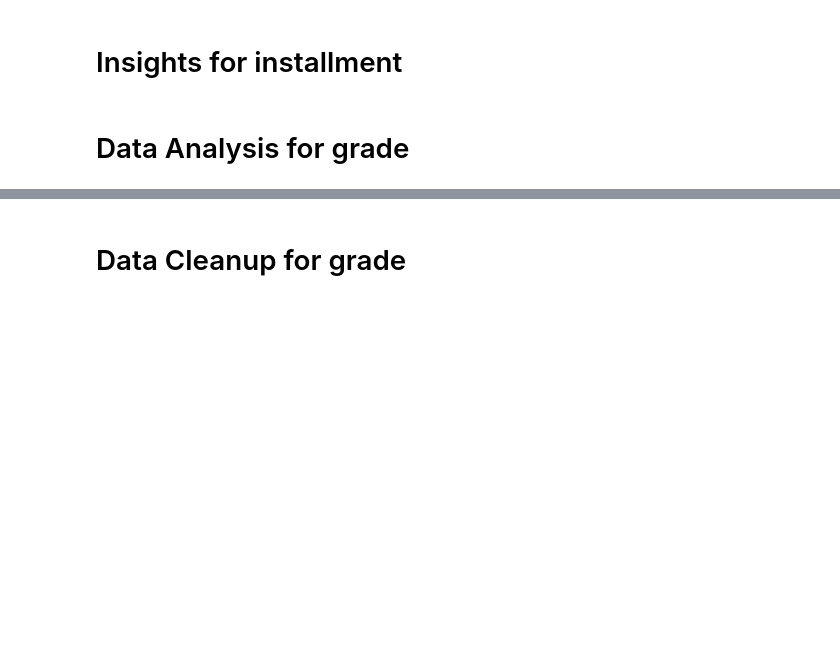
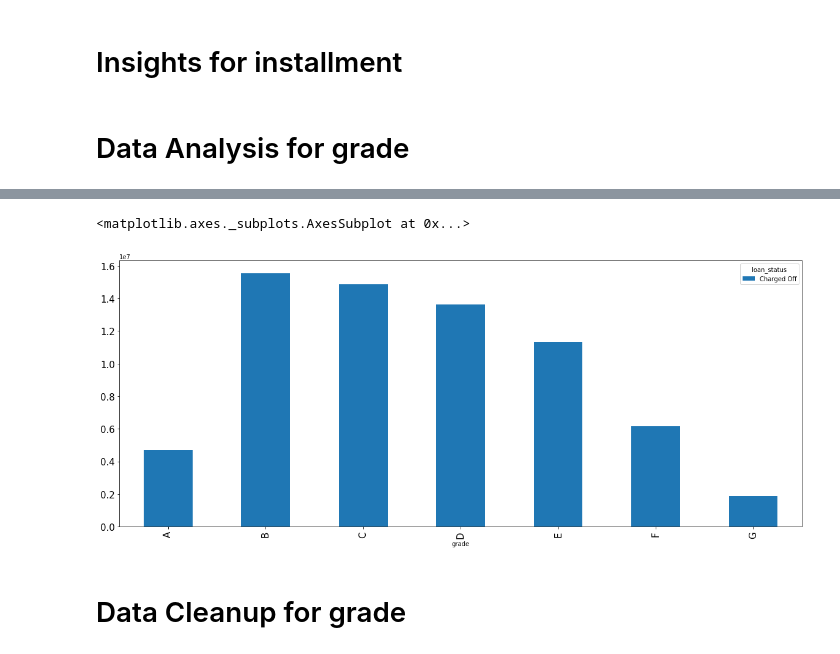
Before and after one commit to amirivija/EDA, a Jupyter notebook: group_assignment.ipynb, the cells around one changed output, grey strips where cells are left out. Saved outputs shown, nothing was run; the diff lists cells and outputs as text; code cells hidden in the pictures; blank space fills up the shorter version.

```diff
--- a/group_assignment.ipynb
+++ b/group_assignment.ipynb
@@ -161,8 +194,10 @@ lending_club['emp_length'] = lending_club['emp_length'].apply(lambda x: str(x).s
 Since the Current loan statuses cannot be used to determine whether a loan is paid or charged off, <br>
 We will remove the loan_status with the value Current. We will save it in a separate dataframe for future analysis
 # %%
+lending_club_master = lending_club
 lending_club_current = lending_club.loc[lending_club['loan_status'] == 'Current']
 lending_club = lending_club.loc[lending_club['loan_status'] != 'Current']
+lending_club_ChargedOff = lending_club.loc[lending_club['loan_status'] == 'Charged Off']
 # %% [markdown]
 # Data Analysis for loan_amnt
 # %%
@@ -319,3 +359,8 @@ Higher tenure leads to higher default rates.
+# %%
+lending_club_ChargedOff.pivot_table(values='loan_amnt', index='grade', aggfunc='sum', columns='loan_status').plot(kind='bar', stacked=True, figsize=(20, 8), fontsize=15)
+# %% [output]
+<matplotlib.axes._subplots.AxesSubplot at 0x...>
+[figure, added]
 # %% [markdown]
 # Data Cleanup for grade
 # %% [markdown]
```
Also changed, not shown: parts of 58 cells of this notebook.
